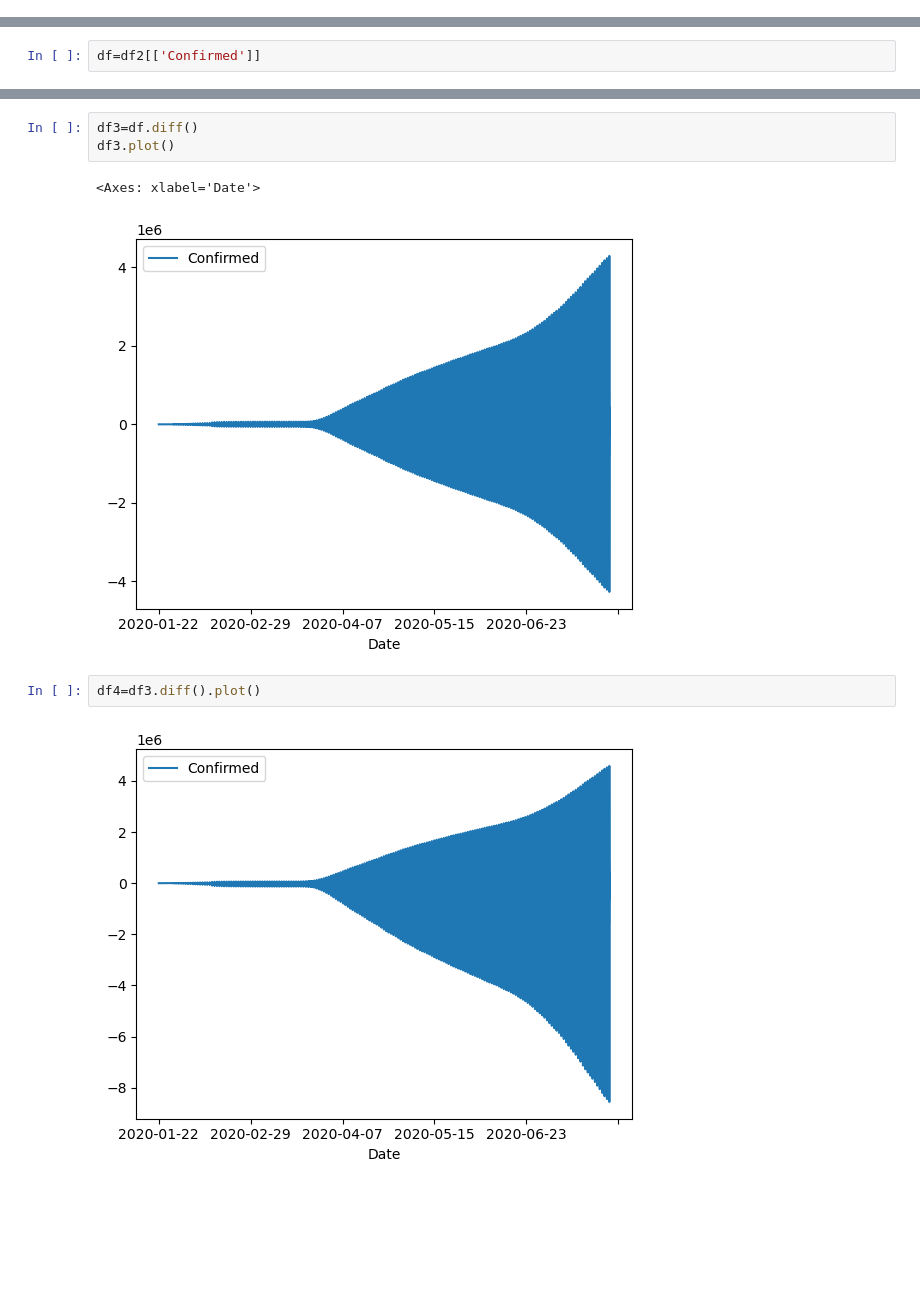
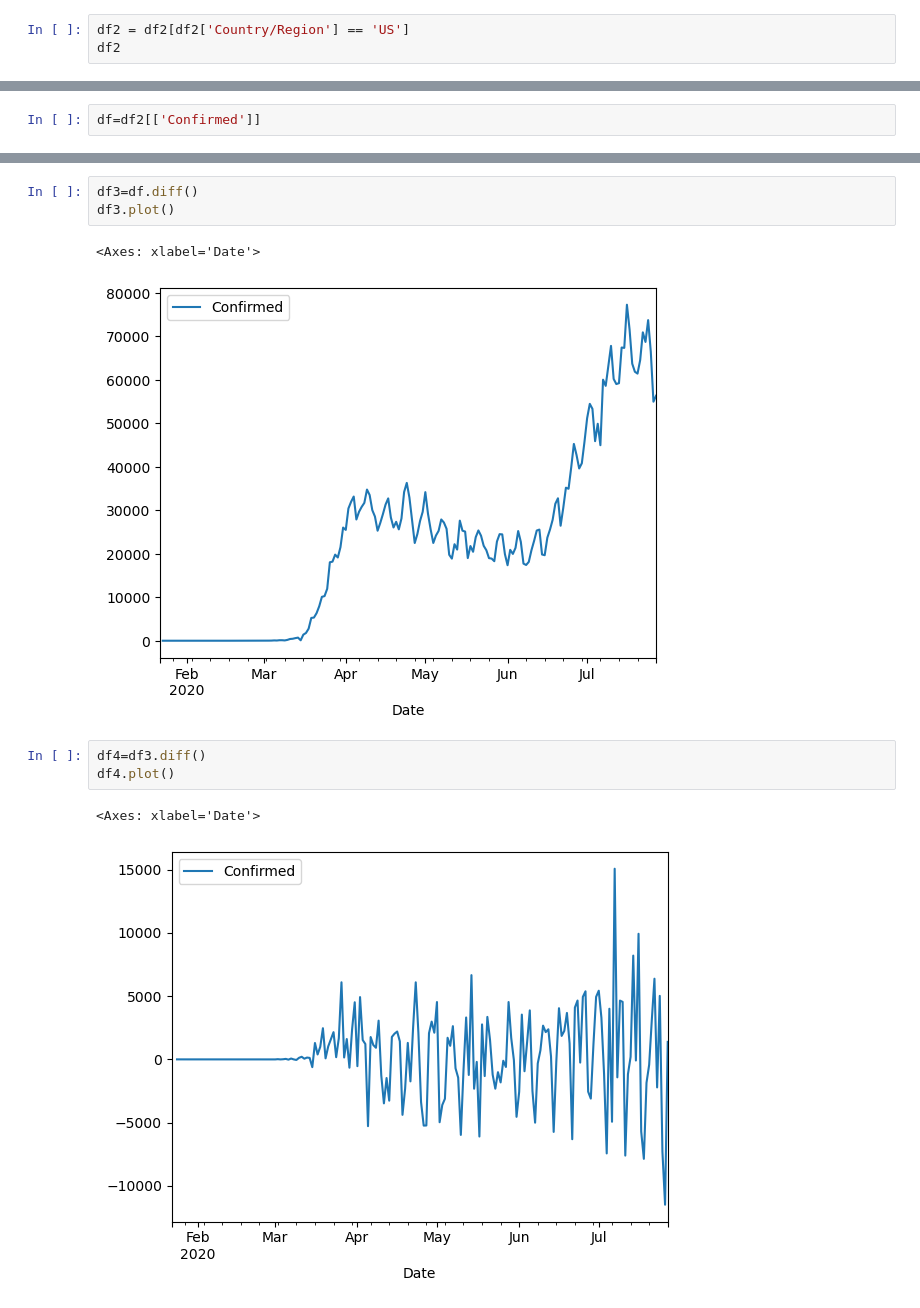
Before and after one commit to Megamozkul/test-repository, a Jupyter notebook: dz12.ipynb, the cells around one changed output, grey strips where cells are left out. Saved outputs shown, nothing was run; the diff lists cells and outputs as text; blank space fills up the shorter version.

```diff
--- a/dz12.ipynb
+++ b/dz12.ipynb
@@ -53,0 +91,3 @@ dtype: int64
+# %%
+df2 = df2[df2['Country/Region'] == 'US']
+df2
@@ -99,8 +158,10 @@ df3=df.diff()
 df3.plot()
 # %% [output]
 <Axes: xlabel='Date'>
-[figure, old version]
+[figure, new version]
 # %%
-df4=df3.diff().plot()
+df4=df3.diff()
+df4.plot()
 # %% [output]
+<Axes: xlabel='Date'>
-[figure, old version]
+[figure, new version]
```
Also changed, not shown: parts of 36 cells of this notebook.
